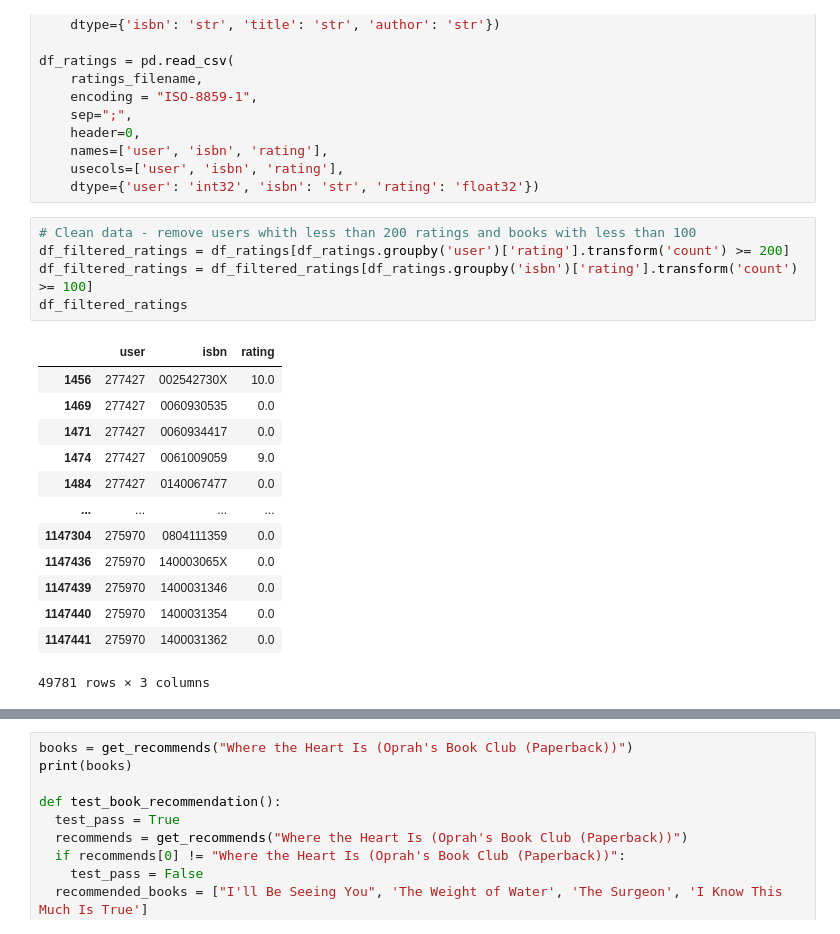
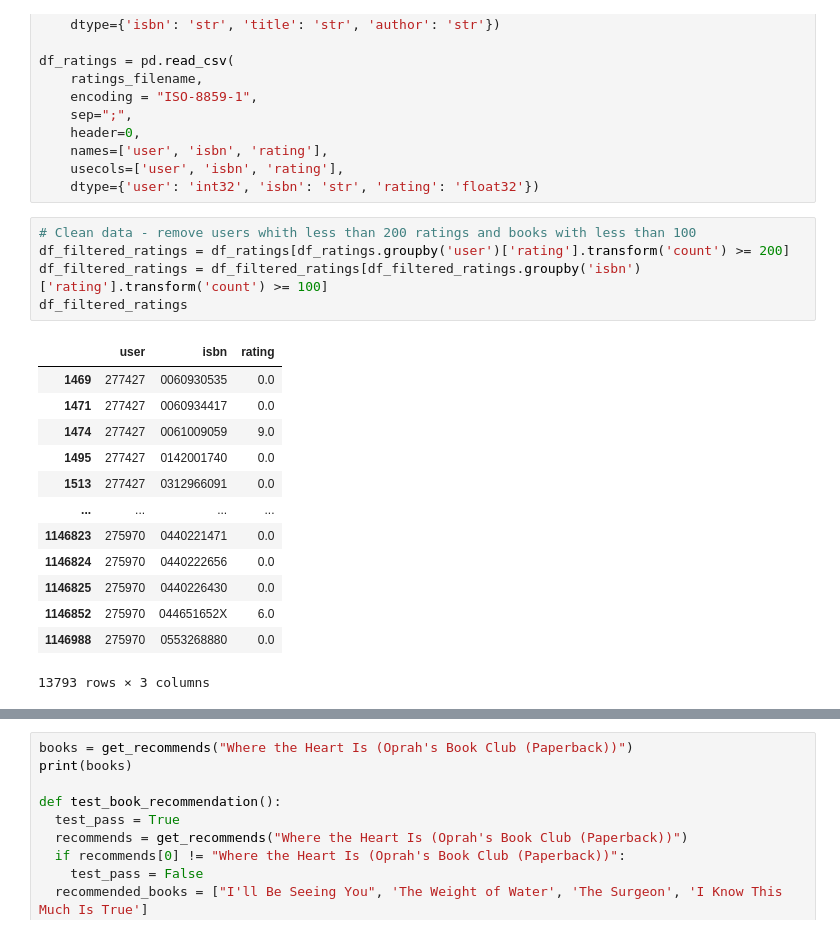
Before and after one commit to gbss91/book_recommendation, a Jupyter notebook: fcc_book_recommendation_knn.ipynb, the cells around one changed output, grey strips where cells are left out. Drawn from its saved outputs; the diff is of its cells as text.

```diff
--- a/fcc_book_recommendation_knn.ipynb
+++ b/fcc_book_recommendation_knn.ipynb
@@ -52,21 +52,21 @@ df_ratings = pd.read_csv(
 # %%
 # Clean data - remove users whith less than 200 ratings and books with less than 100
 df_filtered_ratings = df_ratings[df_ratings.groupby('user')['rating'].transform('count') >= 200]
-df_filtered_ratings = df_filtered_ratings[df_ratings.groupby('isbn')['rating'].transform('count') >= 100]
+df_filtered_ratings = df_filtered_ratings[df_filtered_ratings.groupby('isbn')['rating'].transform('count') >= 100]
 df_filtered_ratings
 # %% [output]
 |  | user | isbn | rating |
-| 1456 | 277427 | 002542730X | 10.0 |
 | 1469 | 277427 | 0060930535 | 0.0 |
 | 1471 | 277427 | 0060934417 | 0.0 |
 | 1474 | 277427 | 0061009059 | 9.0 |
-| 1484 | 277427 | 0140067477 | 0.0 |
+| 1495 | 277427 | 0142001740 | 0.0 |
+| 1513 | 277427 | 0312966091 | 0.0 |
 | ... | ... | ... | ... |
-| 1147304 | 275970 | 0804111359 | 0.0 |
-| 1147436 | 275970 | 140003065X | 0.0 |
-| 1147439 | 275970 | 1400031346 | 0.0 |
-| 1147440 | 275970 | 1400031354 | 0.0 |
-| 1147441 | 275970 | 1400031362 | 0.0 |
+| 1146823 | 275970 | 0440221471 | 0.0 |
+| 1146824 | 275970 | 0440222656 | 0.0 |
+| 1146825 | 275970 | 0440226430 | 0.0 |
+| 1146852 | 275970 | 044651652X | 6.0 |
+| 1146988 | 275970 | 0553268880 | 0.0 |
-49781 rows × 3 columns
+13793 rows × 3 columns
 # %%
 # Create new dataframe
```
Also changed, not shown: parts of 6 cells of this notebook.
